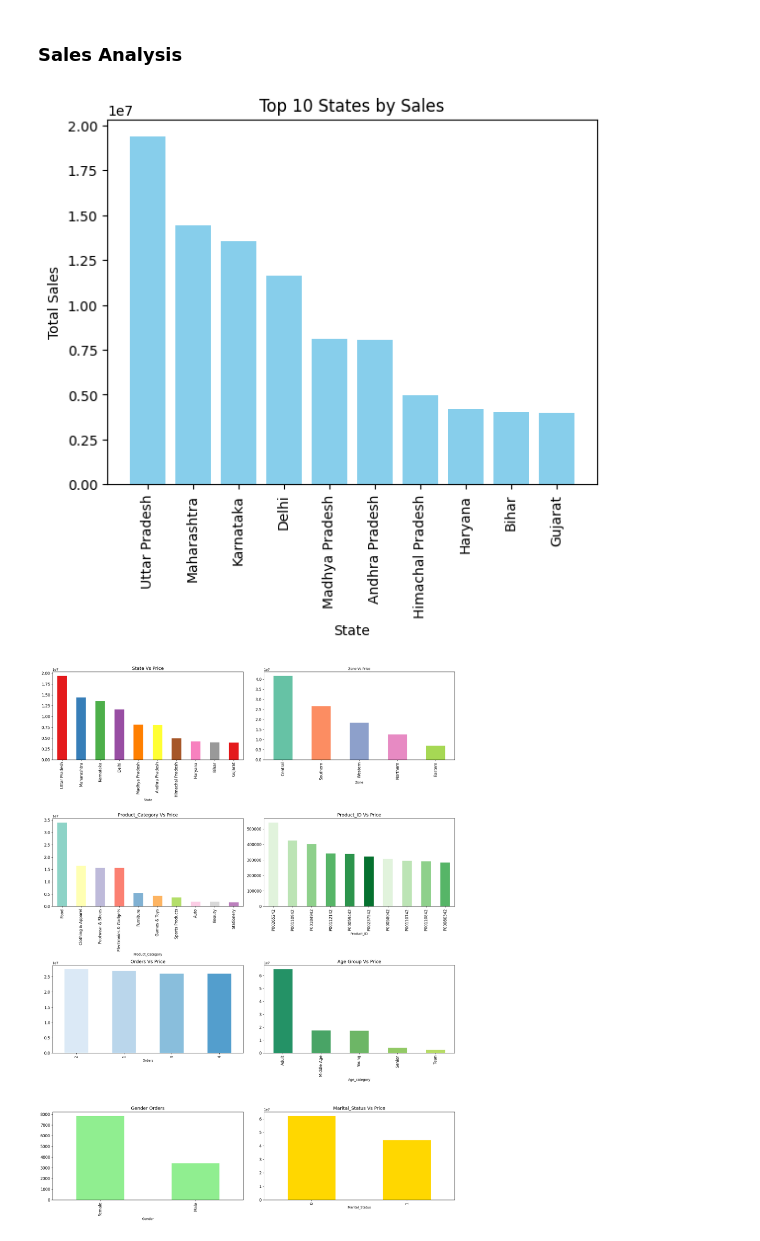
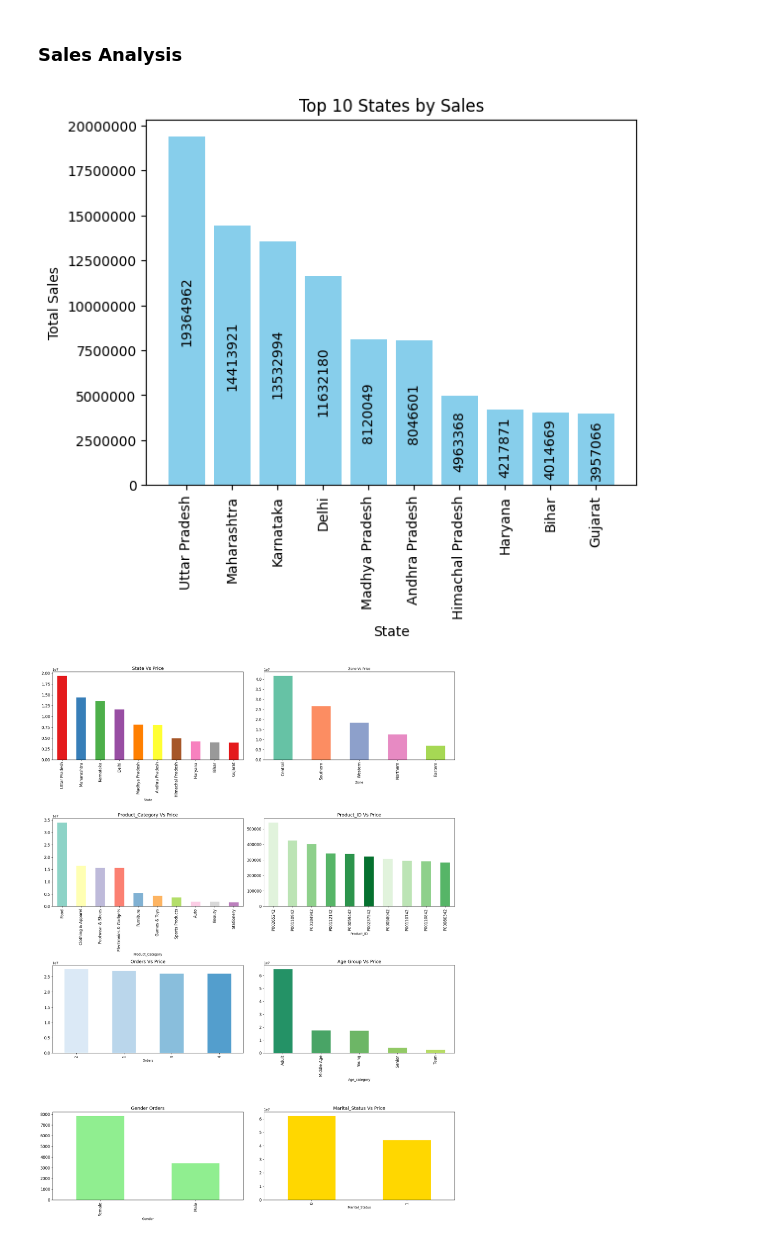
Before and after one commit to 1sumer/Python, a Jupyter notebook: Exploratory Data Analysis/Diwali_sales/Diwali_EDA.ipynb, the cells around one changed output. Cells and saved outputs as stored; diff of their text form; code cells hidden in the pictures.

```diff
--- a/Exploratory Data Analysis/Diwali_sales/Diwali_EDA.ipynb
+++ b/Exploratory Data Analysis/Diwali_sales/Diwali_EDA.ipynb
@@ -599,14 +600,16 @@ plt.show()
 # %%
 state_sale = df1.groupby('State')['Amount'].sum().sort_values(ascending=False).head(10)
 
-plt.bar(state_sale.index, state_sale.values, color='skyblue')
+value = plt.bar(state_sale.index, state_sale.values, color='skyblue')
+plt.bar_label(value, fmt='%.f', rotation=90, label_type="center")
+plt.ticklabel_format(style='plain', axis='y')
 plt.xlabel('State')
 plt.ylabel('Total Sales')
 plt.title('Top 10 States by Sales')
 plt.xticks(rotation=90)
 plt.show()
 # %% [output]
-[figure, old version]
+[figure, new version]
 # %%
 fig, axarr = plt.subplots(4, 2, figsize=(18, 24))
 
```
Also changed, not shown: parts of 7 cells of this notebook, 1 other file.
